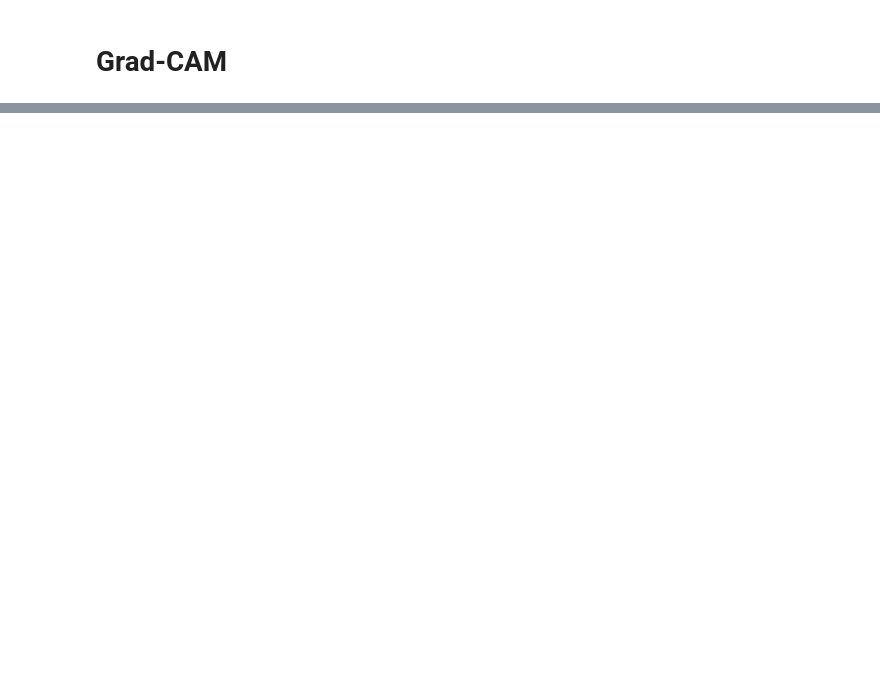
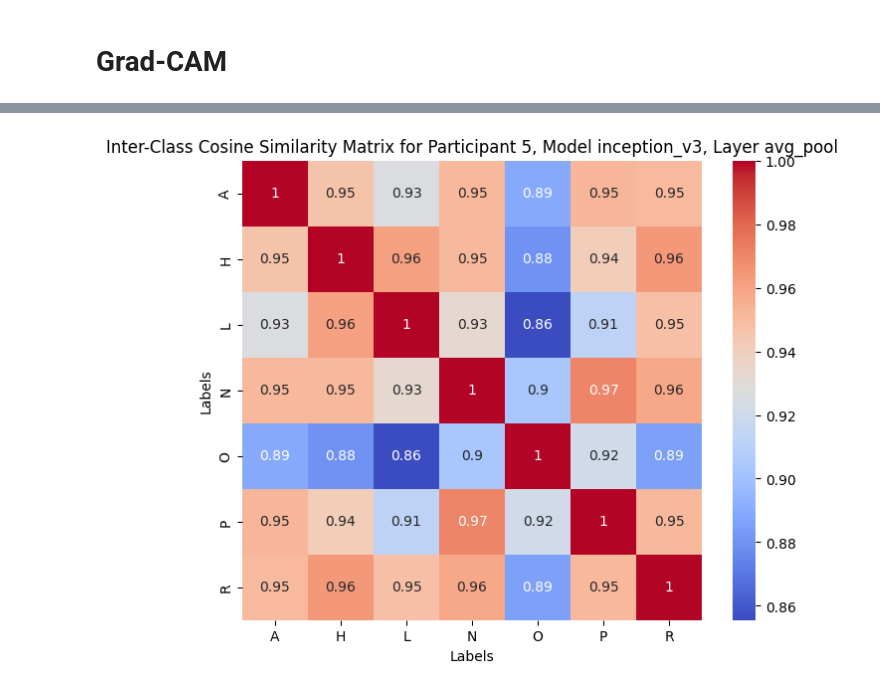
Before and after one commit to ADA-SITE-JML/gesture_face_features, a Jupyter notebook: code/feature_visualization.ipynb, the cells around one changed output, grey strips where cells are left out. Saved outputs shown, nothing was run; the diff lists cells and outputs as text; code cells hidden in the pictures; blank space fills up the shorter version.

Commit message:
started numerical analysis, fixed sample 2891

```diff
--- a/code/feature_visualization.ipynb
+++ b/code/feature_visualization.ipynb
@@ -990,0 +876,84 @@ efficientnetb6 loaded
+# %%
+import numpy as np
+from sklearn.metrics.pairwise import cosine_similarity
+import seaborn as sns
+import matplotlib.pyplot as plt
+import os
+
+# Load data for a specific participant
+partic_num = 5
+folder_paths, img_paths, labels, img_numbers = get_paths(
+    os.path.join(PATH, 'samples', img_type), letter, img_count=img_count, img_numbers_list=participants[partic_num]
+)
+imgs = load_imgs(img_paths)
+partic_feats = load_partic_feats(partic_num)
+feats = partic_feats['efficientnetb6']['avg_pool']
+
+unique_labels = np.unique(labels)
+intra_class_similarity = {}
+inter_class_similarity = {}
+
+# Intra-Class Cosine Similarity
+for label in unique_labels:
+    label_indices = [i for i, lbl in enumerate(labels) if lbl == label]
+    label_features = feats[label_indices].reshape(len(label_indices), -1)
+
+    if label_features.shape[0] > 1:
+        cosine_similarities = cosine_similarity(label_features)
+        upper_tri_indices = np.triu_indices(cosine_similarities.shape[0], k=1)
+        intra_class_similarity[label] = np.mean(cosine_similarities[upper_tri_indices])
+    else:
+        intra_class_similarity[label] = None  # Not enough samples for intra-class similarity
+
+# Inter-Class Cosine Similarity
+for label1 in unique_labels:
+    inter_class_similarity[label1] = {}
+    for label2 in unique_labels:
+        if label1 != label2:
+            label1_indices = [i for i, lbl in enumerate(labels) if lbl == label1]
+            label2_indices = [i for i, lbl in enumerate(labels) if lbl == label2]
+            label1_features = feats[label1_indices].reshape(len(label1_indices), -1)
+            label2_features = feats[label2_indices].reshape(len(label2_indices), -1)
+            cosine_similarities = cosine_similarity(label1_features, label2_features)
+            inter_class_similarity[label1][label2] = np.mean(cosine_similarities)
+        else:
+            inter_class_similarity[label1][label2] = 1.0  # Self-similarity for intra-class
+
+# Print Intra-Class Similarity Results
+print("Intra-Class Cosine Similarity:")
+for label, avg_sim in intra_class_similarity.items():
+    if avg_sim is not None:
+        print(f"    Label '{label}': {avg_sim}")
+    else:
+        print(f"    Label '{label}': Not enough samples for intra-class similarity")
+
+# Print Inter-Class Similarity Results
+print("\nInter-Class Cosine Similarity:")
+for label1, sim_dict in inter_class_similarity.items():
+    for label2, avg_sim in sim_dict.items():
+        print(f"    Cosine similarity between '{label1}' and '{label2}': {avg_sim}")
+
+# Feature Discernibility Analysis
+discernibility_scores = {}
+for label in unique_labels:
+    intra_sim = intra_class_similarity.get(label, 0)
+    inter_sims = [inter_class_similarity[label][other_label] for other_label in unique_labels if other_label != label]
+    discernibility_scores[label] = intra_sim / np.mean(inter_sims) if np.mean(inter_sims) > 0 else 0
+
+print("\nFeature Discernibility Scores (Higher is better):")
+for label, score in discernibility_scores.items():
+    print(f"    Label '{label}': {score}")
+
+# Plot Inter-Class Similarity Matrix as a Heatmap
+cosine_matrix = np.zeros((len(unique_labels), len(unique_labels)))
+for i, label1 in enumerate(unique_labels):
+    for j, label2 in enumerate(unique_labels):
+        cosine_matrix[i, j] = inter_class_similarity[label1].get(label2, 0)
+
+plt.figure(figsize=(8, 6))
+sns.heatmap(cosine_matrix, annot=True, xticklabels=unique_labels, yticklabels=unique_labels, cmap="coolwarm", square=True)
+plt.title(f"Inter-Class Cosine Similarity Matrix for Participant {partic_num}, Model {model_name}, Layer {layer_name}")
+plt.xlabel("Labels")
+plt.ylabel("Labels")
+plt.show()
+# %% [output]
@@ -990,0 +977 @@ efficientnetb6 loaded
+[figure, added]
```
Also changed, not shown: parts of 46 cells of this notebook, 4 other files.
